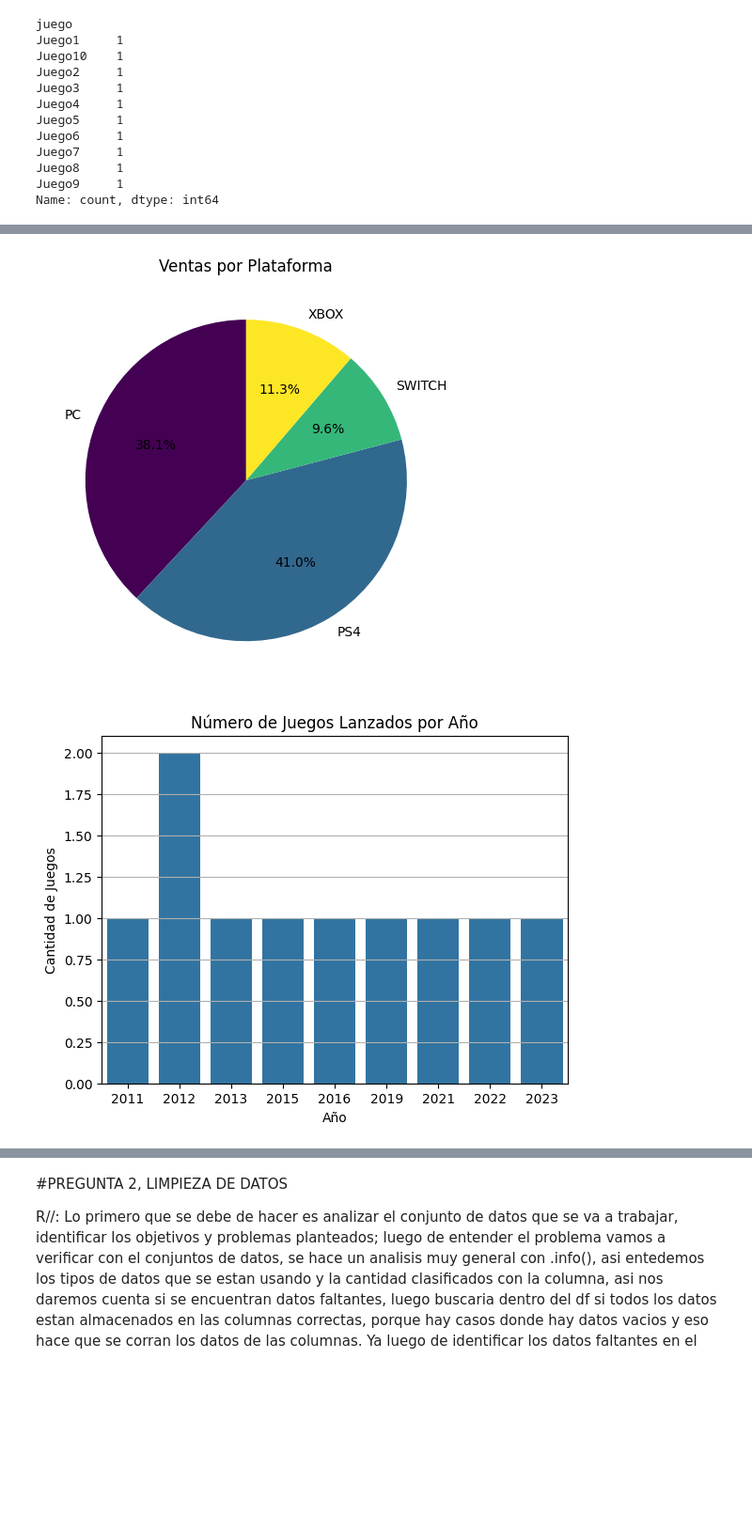
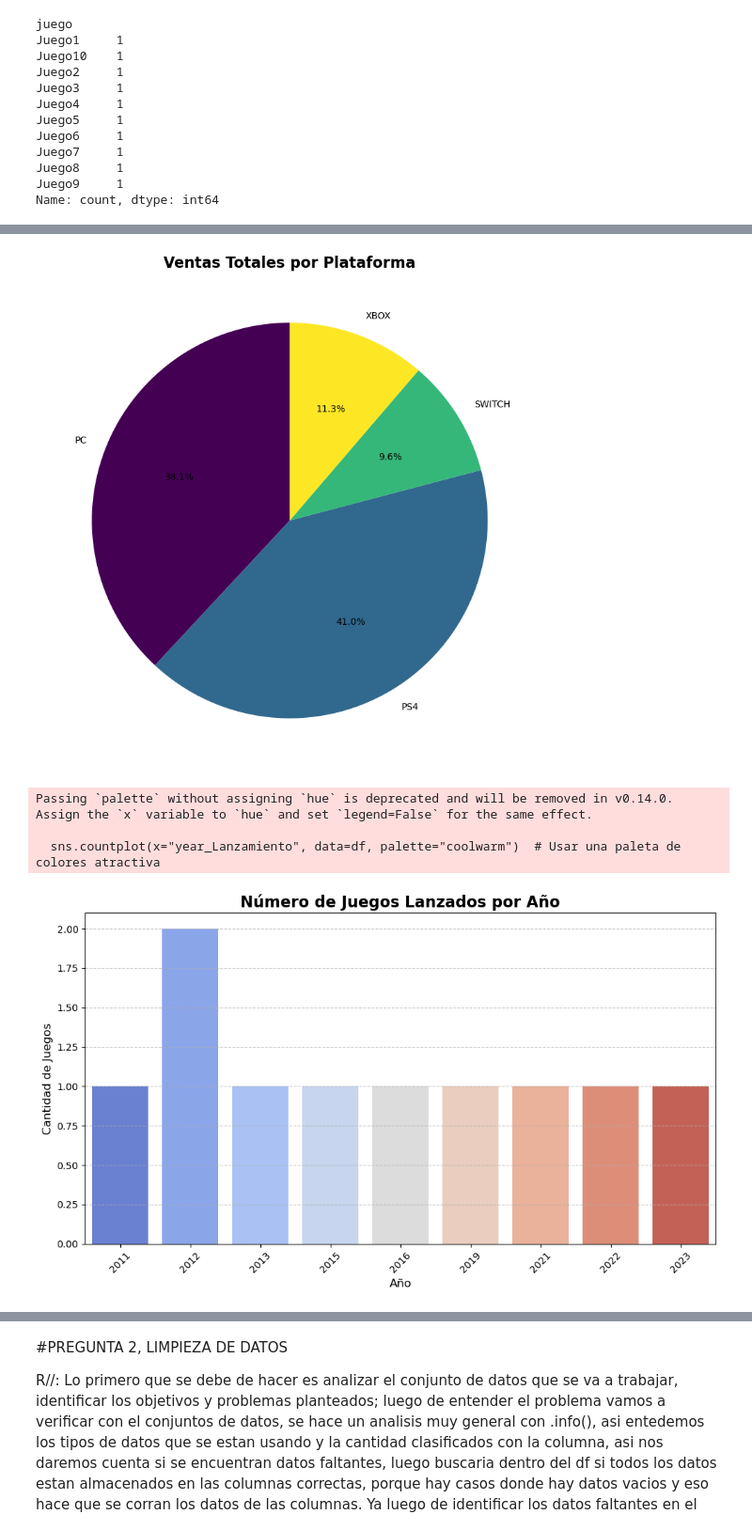
Before and after one commit to DANIELRINCON28/TECHNICAL-TEST-DATA-ANALYST, a Jupyter notebook: DATA_ANALYSIS.ipynb, the cells around one changed output, grey strips where cells are left out. Shown at 94% size. Cells and saved outputs as stored; diff of their text form; code cells hidden in the pictures; blank space fills up the shorter version.

```diff
--- a/DATA_ANALYSIS.ipynb
+++ b/DATA_ANALYSIS.ipynb
@@ -20,8 +20,10 @@ df['calificacion'] = np.random.uniform(1, 10, size=len(df)).round(1)
 # %%
 #Se realizo una copia con los valores brindados, para no perder la información original
 #por si se ejecuta de nuevo el código para no perder el analisis de las  graficas
-df.to_csv('analisis_videojuegos.csv', index=False)
-df= pd.read_csv('analisis_videojuegos.csv')
+
+##df.to_csv('df.csv', index=False)  Guardar el DataFrame en un archivo CSV
+
+df= pd.read_csv('df.csv')
 # %%
 df
 # %% [output]
@@ -116,27 +127,47 @@ plt.show()
 # Ventas totales por plataforma
 ventas_por_plataforma = df.groupby('plataformas')['ventas_mundiales'].sum()
 
-ventas_por_plataforma.plot(kind='pie', autopct='%1.1f%%', startangle=90, colormap='viridis')
-plt.title('Ventas por Plataforma')
-plt.ylabel('')
+plt.figure(figsize=(8, 8))
+ventas_por_plataforma.plot(
+    kind='pie',
+    autopct='%1.1f%%',
+    startangle=90,
+    cmap='viridis',
+)
+
+# Personalización de la gráfica
+plt.title('Ventas Totales por Plataforma', fontsize=16, fontweight='bold')
+plt.ylabel('')  # Ocultar la etiqueta del eje y
 plt.tight_layout()
+
+# Mostrar la gráfica
 plt.show()
 # %% [output]
-[figure, old version]
+[figure, new version]
 # %%
-#Lanzamientos de juegos por año
-
-df["year_Lanzamiento"] = df["fecha_lanzamiento"].dt.year #Extraccion año de la fecha de lanzamiento
+# Extraer el año de la fecha de lanzamiento
+df["year_Lanzamiento"] = df["fecha_lanzamiento"].dt.year
 
 # Graficar el número de juegos lanzados por año
-plt.grid(visible=True)
-sns.countplot(x="year_Lanzamiento", data=df)
-plt.title("Número de Juegos Lanzados por Año")
-plt.xlabel("Año")
-plt.ylabel("Cantidad de Juegos")
+plt.figure(figsize=(10, 6))
+sns.countplot(x="year_Lanzamiento", data=df, palette="coolwarm")
+
+# Personalización de la gráfica
+plt.title("Número de Juegos Lanzados por Año", fontsize=16, fontweight="bold")
+plt.xlabel("Año", fontsize=12)
+plt.ylabel("Cantidad de Juegos", fontsize=12)
+plt.xticks(rotation=45, fontsize=10)
+plt.yticks(fontsize=10)
+plt.grid(visible=True, axis="y", linestyle="--", alpha=0.7)
+
+# Mostrar la gráfica
+plt.tight_layout()
 plt.show()
 # %% [output]
+Passing `palette` without assigning `hue` is deprecated and will be removed in v0.14.0. Assign the `x` variable to `hue` and set `legend=False` for the same effect.
+
+  sns.countplot(x="year_Lanzamiento", data=df, palette="coolwarm")  # Usar una paleta de colores atractiva
-[figure, old version]
+[figure, new version]
 # %%
 # Calificación promedio por género
 calificacion_promedio = df.groupby('genero')['calificacion'].mean()
```
Also changed, not shown: parts of 18 cells of this notebook.
